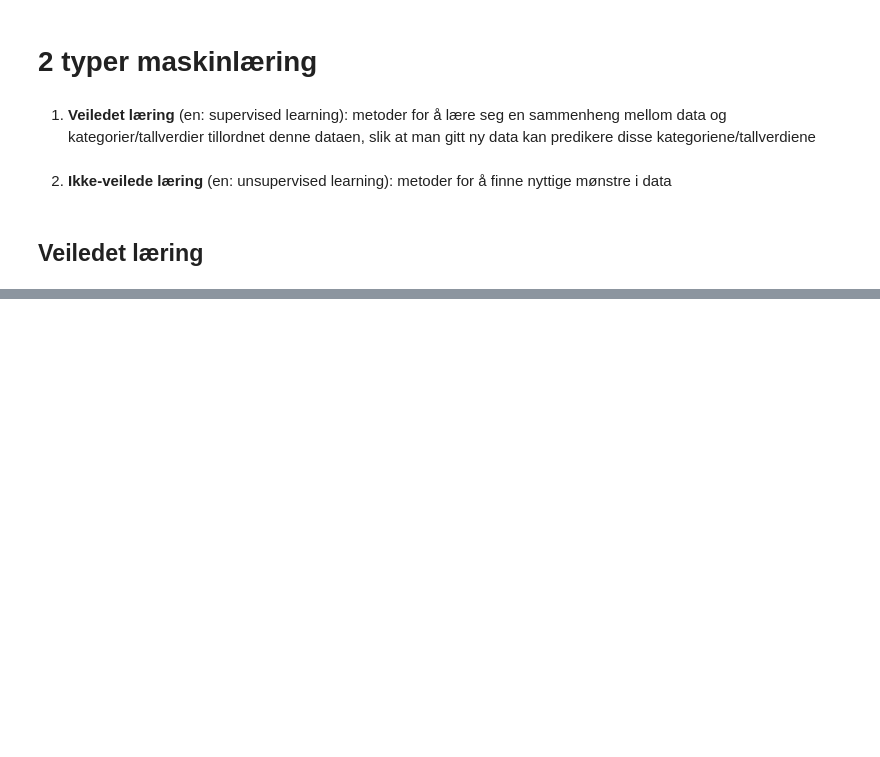
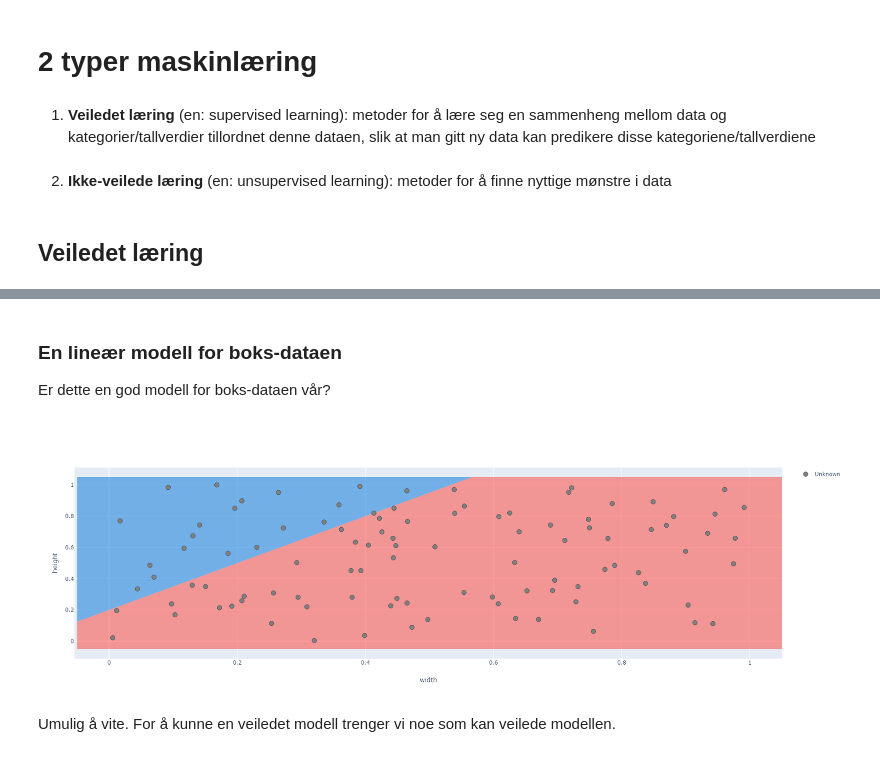
Before and after one commit to peterts/nlp-intro, a Jupyter notebook: notebooks/Presentation.ipynb, the cells around one changed output, grey strips where cells are left out. Drawn from its saved outputs; the diff is of its cells as text; code cells hidden in the pictures; blank space fills up the shorter version.

```diff
--- a/notebooks/Presentation.ipynb
+++ b/notebooks/Presentation.ipynb
@@ -49,0 +65,11 @@ array([[0.96868345, 0.59288777],
+# %% [markdown]
+### En lineær modell for boks-dataen
+
+Er dette en god modell for boks-dataen vår?
+# %%
+plotter.update_model_area_plots(lambda x: 1.5*x+0.2)
+plotter()
+# %% [output]
+[figure, added]
+# %% [markdown]
+Umulig å vite. For å kunne en veiledet modell trenger vi noe som kan veilede modellen.
```
Also changed, not shown: parts of 33 cells of this notebook, 9 other files.
